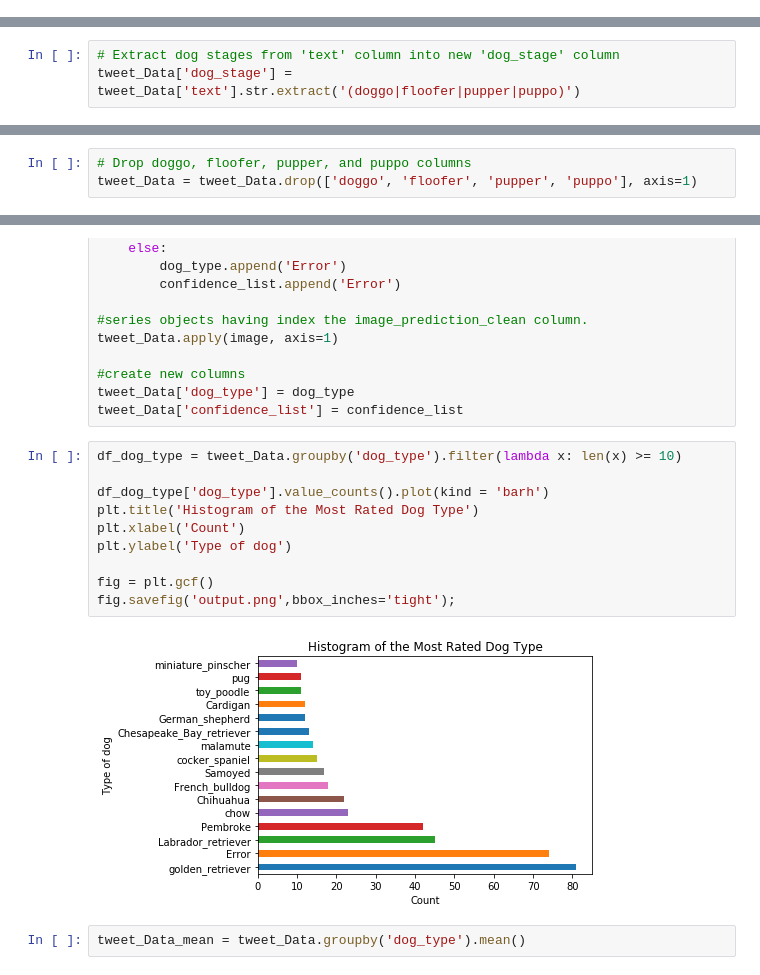
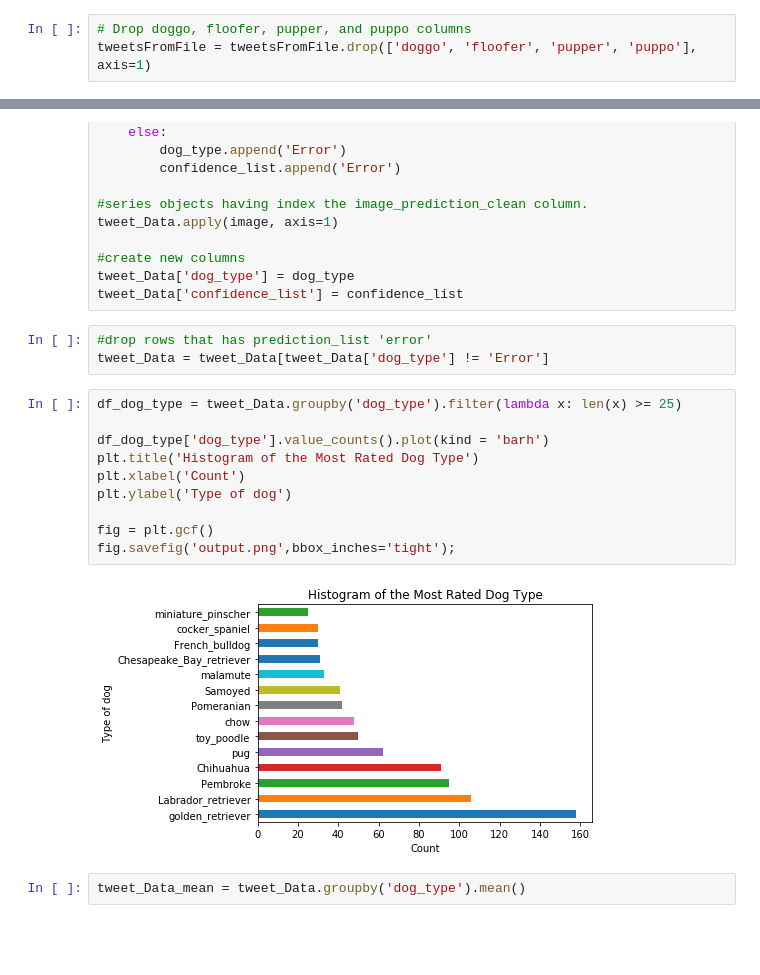
Before and after one commit to mpbnka/wrangleAndAnalyze, a Jupyter notebook: wrangle_act.ipynb, the cells around one changed output, grey strips where cells are left out. Drawn from its saved outputs; the diff is of its cells as text; blank space fills up the shorter version.

```diff
--- a/wrangle_act.ipynb
+++ b/wrangle_act.ipynb
@@ -486,0 +515,3 @@ Name: p3_dog, dtype: int64
+# %%
+# Drop doggo, floofer, pupper, and puppo columns
+tweetsFromFile = tweetsFromFile.drop(['doggo', 'floofer', 'pupper', 'puppo'], axis=1)
@@ -540,3 +556,0 @@ Also removing name with string "None" instead of "NaN".
-# %%
-# Extract dog stages from 'text' column into new 'dog_stage' column
-tweet_Data['dog_stage'] = tweet_Data['text'].str.extract('(doggo|floofer|pupper|puppo)')
@@ -564,3 +556,0 @@ tweet_Data[['dog_stage','doggo', 'floofer', 'pupper', 'puppo']].head(15)
-# %%
-# Drop doggo, floofer, pupper, and puppo columns
-tweet_Data = tweet_Data.drop(['doggo', 'floofer', 'pupper', 'puppo'], axis=1)
@@ -795,18 +827,21 @@ tweet_Data.apply(image, axis=1)
 #create new columns
 tweet_Data['dog_type'] = dog_type
 tweet_Data['confidence_list'] = confidence_list
+# %%
+#drop rows that has prediction_list 'error'
+tweet_Data = tweet_Data[tweet_Data['dog_type'] != 'Error']
 # %%
-df_dog_type = tweet_Data.groupby('dog_type').filter(lambda x: len(x) >= 10)
+df_dog_type = tweet_Data.groupby('dog_type').filter(lambda x: len(x) >= 25)
 
 df_dog_type['dog_type'].value_counts().plot(kind = 'barh')
 plt.title('Histogram of the Most Rated Dog Type')
 plt.xlabel('Count')
 plt.ylabel('Type of dog')
 
 fig = plt.gcf()
 fig.savefig('output.png',bbox_inches='tight');
 # %% [output]
-[figure, old version]
+[figure, new version]
 # %%
 tweet_Data_mean = tweet_Data.groupby('dog_type').mean()
 # %%
```
Also changed, not shown: parts of 36 cells of this notebook, 5 other files.
